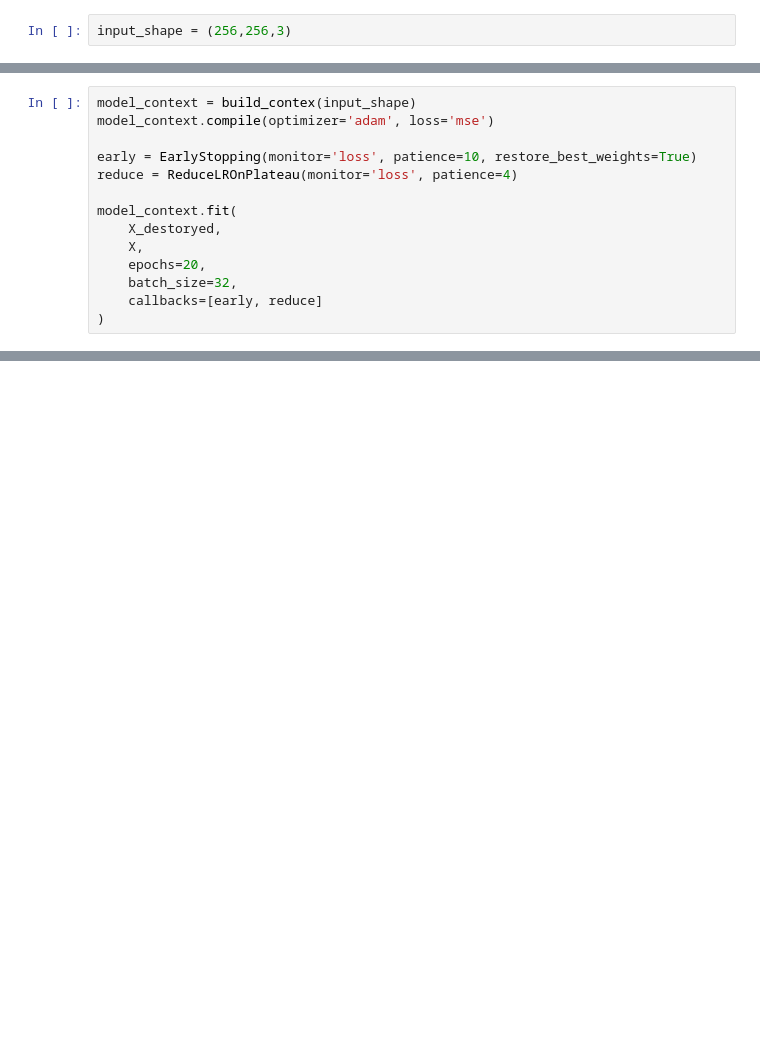
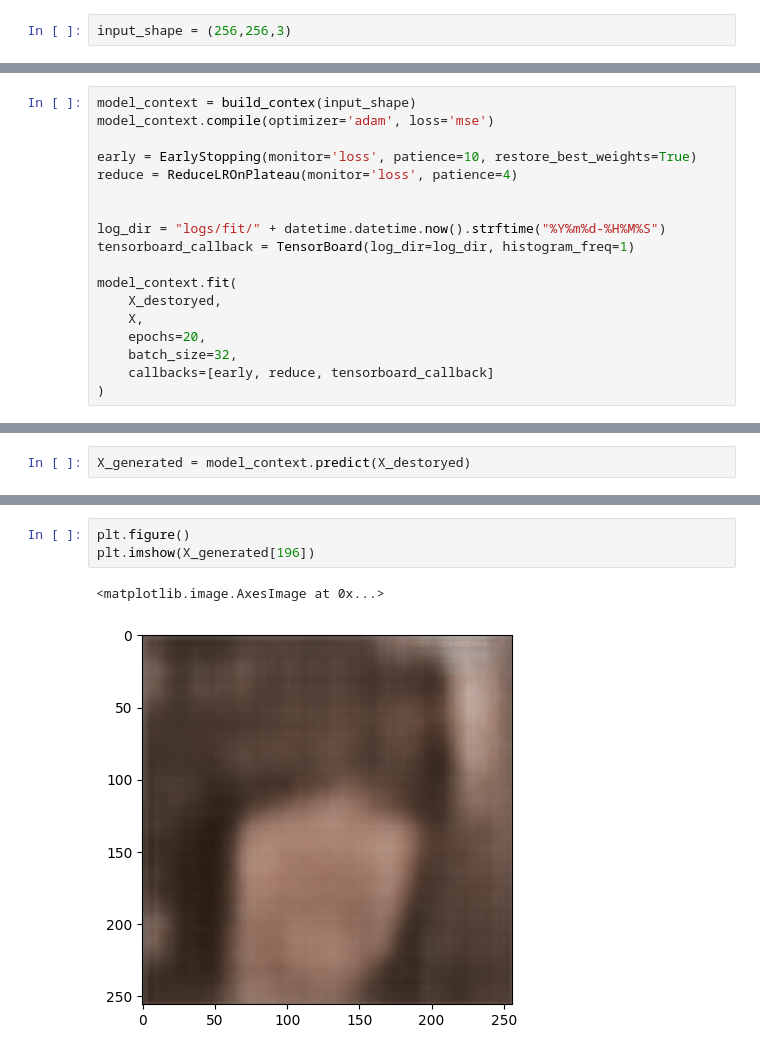
Before and after one commit to 2002jan/put-cv-project3, a Jupyter notebook: projectMK.ipynb, the cells around one changed output, grey strips where cells are left out. Cells and saved outputs as stored; diff of their text form; blank space fills up the shorter version.

Commit message:
New unet model

```diff
--- a/projectMK.ipynb
+++ b/projectMK.ipynb
@@ -345,11 +309,15 @@ model_context.compile(optimizer='adam', loss='mse')
 early = EarlyStopping(monitor='loss', patience=10, restore_best_weights=True)
 reduce = ReduceLROnPlateau(monitor='loss', patience=4)
 
+
+log_dir = "logs/fit/" + datetime.datetime.now().strftime("%Y%m%d-%H%M%S")
+tensorboard_callback = TensorBoard(log_dir=log_dir, histogram_freq=1)
+
 model_context.fit(
     X_destoryed,
     X,
     epochs=20,
     batch_size=32,
-    callbacks=[early, reduce]
+    callbacks=[early, reduce, tensorboard_callback]
 )
 # %% [output]
@@ -356,0 +348,2 @@ NameError: name 'build_contex' is not defined
+# %%
+X_generated = model_context.predict(X_destoryed)
@@ -356,0 +352,6 @@ NameError: name 'build_contex' is not defined
+# %%
+plt.figure()
+plt.imshow(X_generated[196])
+# %% [output]
+<matplotlib.image.AxesImage at 0x...>
+[figure, added]
```
Also changed, not shown: parts of 14 cells of this notebook.
